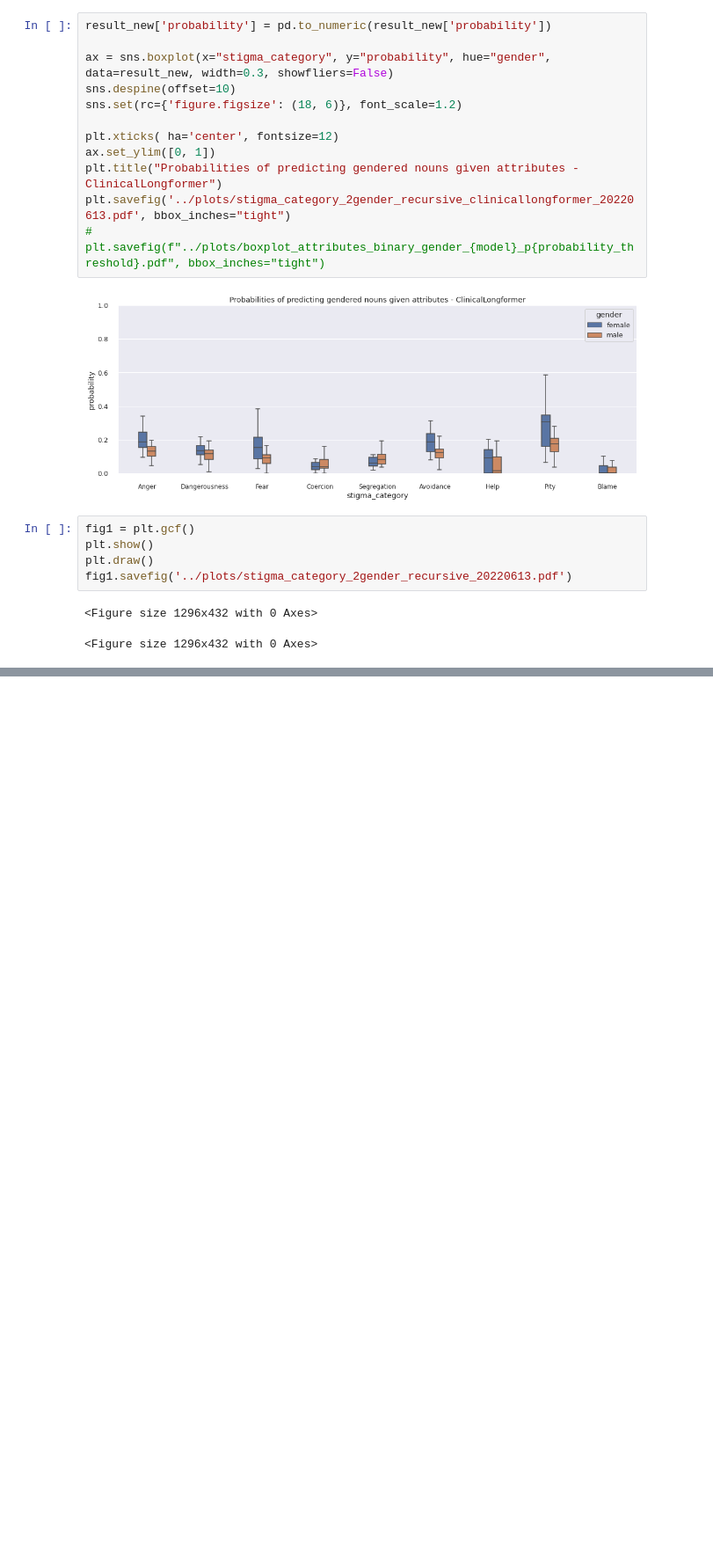
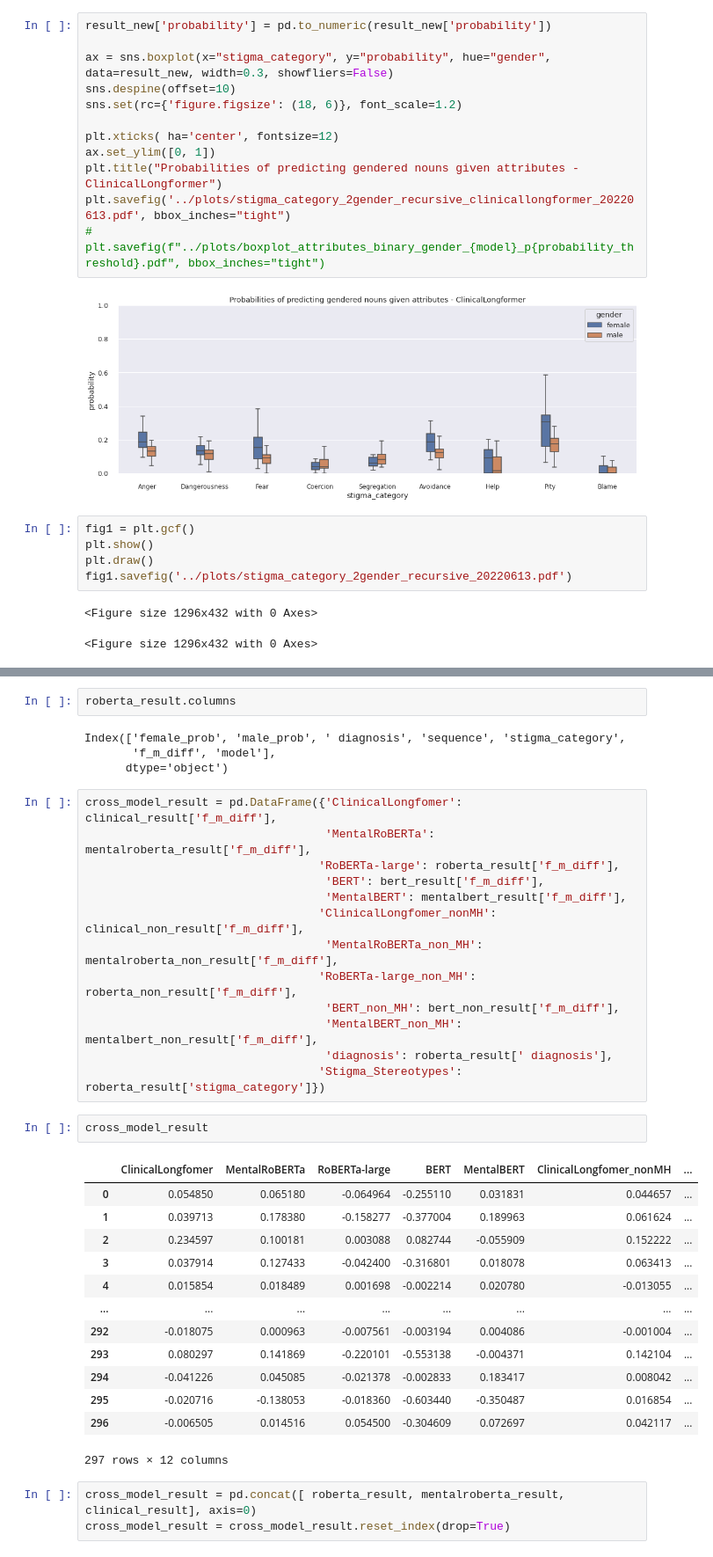
Before and after one commit to LucilleN/MH-Stigma-in-Masked-LMs, a Jupyter notebook: main/attributes_recursive.ipynb, the cells around one changed output, grey strips where cells are left out. Shown at 88% size. Drawn from its saved outputs; the diff is of its cells as text; blank space fills up the shorter version.

```diff
--- a/main/attributes_recursive.ipynb
+++ b/main/attributes_recursive.ipynb
@@ -643,0 +845,38 @@ fig1.savefig('../plots/stigma_category_2gender_recursive_20220613.pdf')
+# %%
+roberta_result.columns
+# %% [output]
+Index(['female_prob', 'male_prob', ' diagnosis', 'sequence', 'stigma_category',
+       'f_m_diff', 'model'],
+      dtype='object')
+# %%
+cross_model_result = pd.DataFrame({'ClinicalLongfomer': clinical_result['f_m_diff'],
+                                   'MentalRoBERTa': mentalroberta_result['f_m_diff'],
+                                  'RoBERTa-large': roberta_result['f_m_diff'],
+                                   'BERT': bert_result['f_m_diff'],
+                                   'MentalBERT': mentalbert_result['f_m_diff'],
+                                  'ClinicalLongfomer_nonMH': clinical_non_result['f_m_diff'],
+                                   'MentalRoBERTa_non_MH': mentalroberta_non_result['f_m_diff'],
+                                  'RoBERTa-large_non_MH': roberta_non_result['f_m_diff'],
+                                   'BERT_non_MH': bert_non_result['f_m_diff'],
+                                   'MentalBERT_non_MH': mentalbert_non_result['f_m_diff'],
+                                   'diagnosis': roberta_result[' diagnosis'],
+                                  'Stigma_Stereotypes': roberta_result['stigma_category']})
+# %%
+cross_model_result
+# %% [output]
+|  | ClinicalLongfomer | MentalRoBERTa | RoBERTa-large | BERT | MentalBERT | ClinicalLongfomer_nonMH | ... |
+| 0 | 0.054850 | 0.065180 | -0.064964 | -0.255110 | 0.031831 | 0.044657 | ... |
+| 1 | 0.039713 | 0.178380 | -0.158277 | -0.377004 | 0.189963 | 0.061624 | ... |
+| 2 | 0.234597 | 0.100181 | 0.003088 | 0.082744 | -0.055909 | 0.152222 | ... |
+| 3 | 0.037914 | 0.127433 | -0.042400 | -0.316801 | 0.018078 | 0.063413 | ... |
+| 4 | 0.015854 | 0.018489 | 0.001698 | -0.002214 | 0.020780 | -0.013055 | ... |
+| ... | ... | ... | ... | ... | ... | ... | ... |
+| 292 | -0.018075 | 0.000963 | -0.007561 | -0.003194 | 0.004086 | -0.001004 | ... |
+| 293 | 0.080297 | 0.141869 | -0.220101 | -0.553138 | -0.004371 | 0.142104 | ... |
+| 294 | -0.041226 | 0.045085 | -0.021378 | -0.002833 | 0.183417 | 0.008042 | ... |
+| 295 | -0.020716 | -0.138053 | -0.018360 | -0.603440 | -0.350487 | 0.016854 | ... |
+| 296 | -0.006505 | 0.014516 | 0.054500 | -0.304609 | 0.072697 | 0.042117 | ... |
+297 rows × 12 columns
+# %%
+cross_model_result = pd.concat([ roberta_result, mentalroberta_result, clinical_result], axis=0)
+cross_model_result = cross_model_result.reset_index(drop=True)
```
Also changed, not shown: parts of 19 cells of this notebook, 1 other file.
